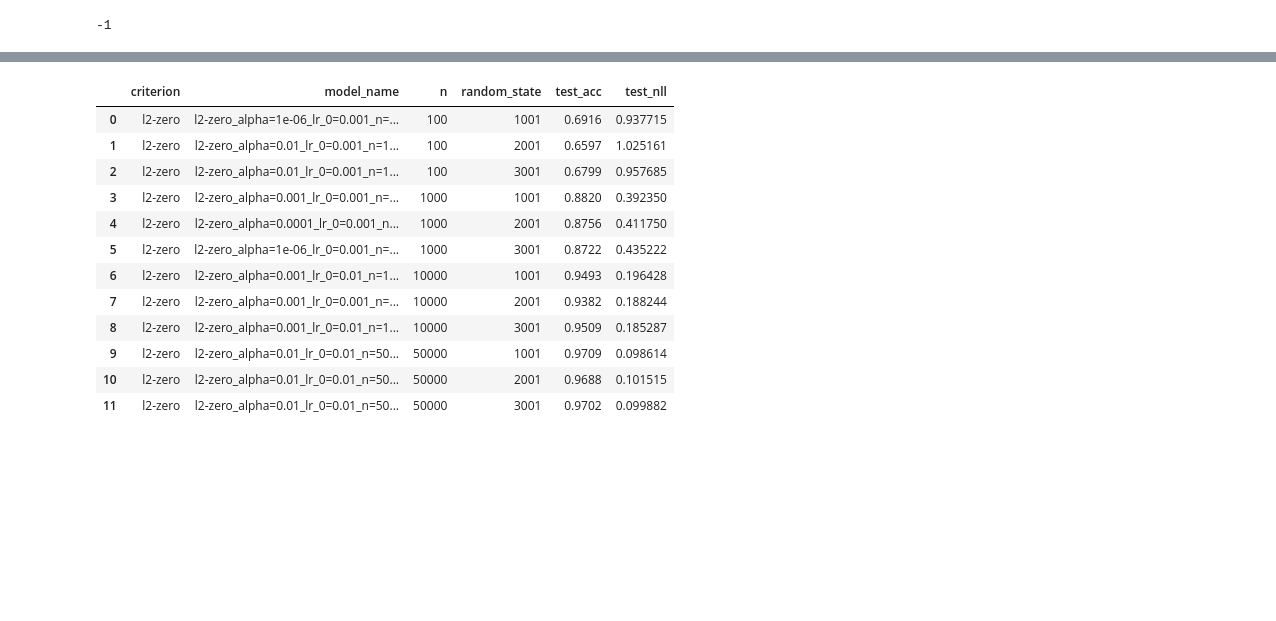
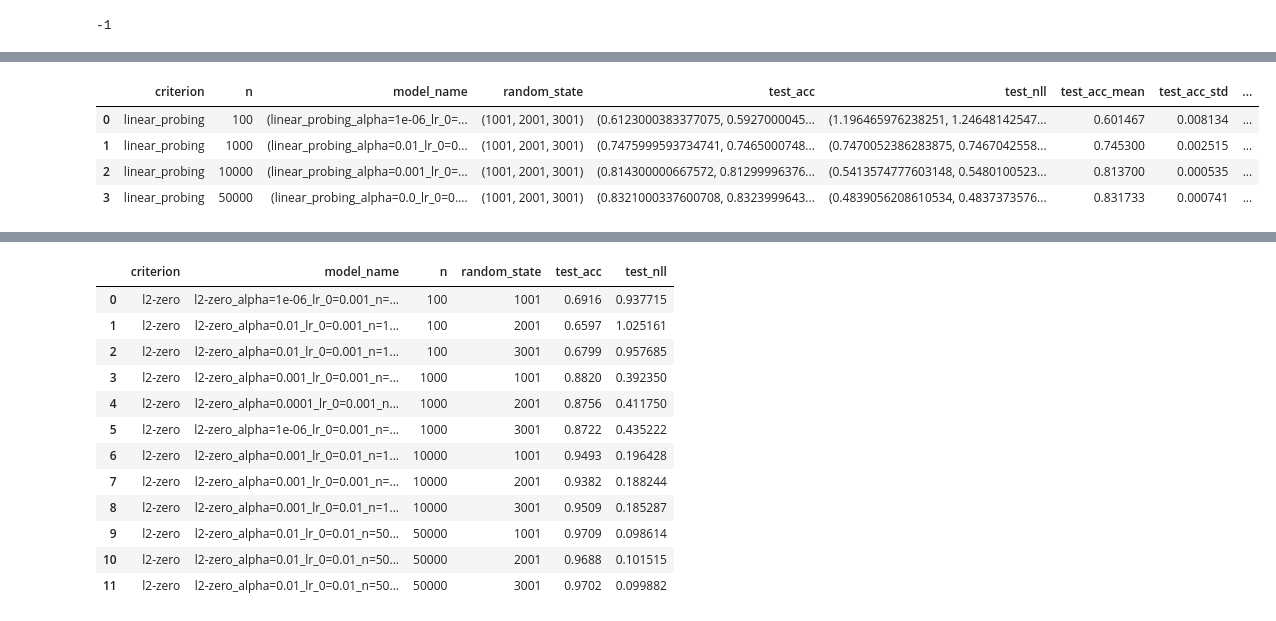
Before and after one commit to tufts-ml/data-emphasized-ELBo, a Jupyter notebook: notebooks/CIFAR-10.ipynb, the cells around one changed output, grey strips where cells are left out. Cells and saved outputs as stored; diff of their text form; code cells hidden in the pictures; blank space fills up the shorter version.

```diff
--- a/notebooks/CIFAR-10.ipynb
+++ b/notebooks/CIFAR-10.ipynb
@@ -171,0 +244,16 @@ print(count)
+# %%
+grouped_df = retrained_df.groupby(['criterion', 'n']).agg(lambda x: tuple(x))
+columns = ['test_acc', 'test_nll']
+for column in columns:
+    grouped_df[f'{column}_mean'] = grouped_df[column].apply(lambda item: np.mean(item))
+    grouped_df[f'{column}_std'] = grouped_df[column].apply(lambda item: np.std(item))
+    grouped_df[f'{column}_min'] = grouped_df[column].apply(lambda item: np.min(item))
+    grouped_df[f'{column}_max'] = grouped_df[column].apply(lambda item: np.max(item))
+grouped_df = grouped_df.reset_index()
+grouped_df
+# %% [output]
+|  | criterion | n | model_name | random_state | test_acc | test_nll | test_acc_mean | test_acc_std | ... |
+| 0 | linear_probing | 100 | (linear_probing_alpha=1e-06_lr_0=... | (1001, 2001, 3001) | (0.6123000383377075, 0.5927000045... | (1.196465976238251, 1.24648142547... | 0.601467 | 0.008134 | ... |
+| 1 | linear_probing | 1000 | (linear_probing_alpha=0.01_lr_0=0... | (1001, 2001, 3001) | (0.7475999593734741, 0.7465000748... | (0.7470052386283875, 0.7467042558... | 0.745300 | 0.002515 | ... |
+| 2 | linear_probing | 10000 | (linear_probing_alpha=0.001_lr_0=... | (1001, 2001, 3001) | (0.814300000667572, 0.81299996376... | (0.5413574777603148, 0.5480100523... | 0.813700 | 0.000535 | ... |
+| 3 | linear_probing | 50000 | (linear_probing_alpha=0.0_lr_0=0.... | (1001, 2001, 3001) | (0.8321000337600708, 0.8323999643... | (0.4839056208610534, 0.4837373576... | 0.831733 | 0.000741 | ... |
```
Also changed, not shown: parts of 9 cells of this notebook, 42 other files.
